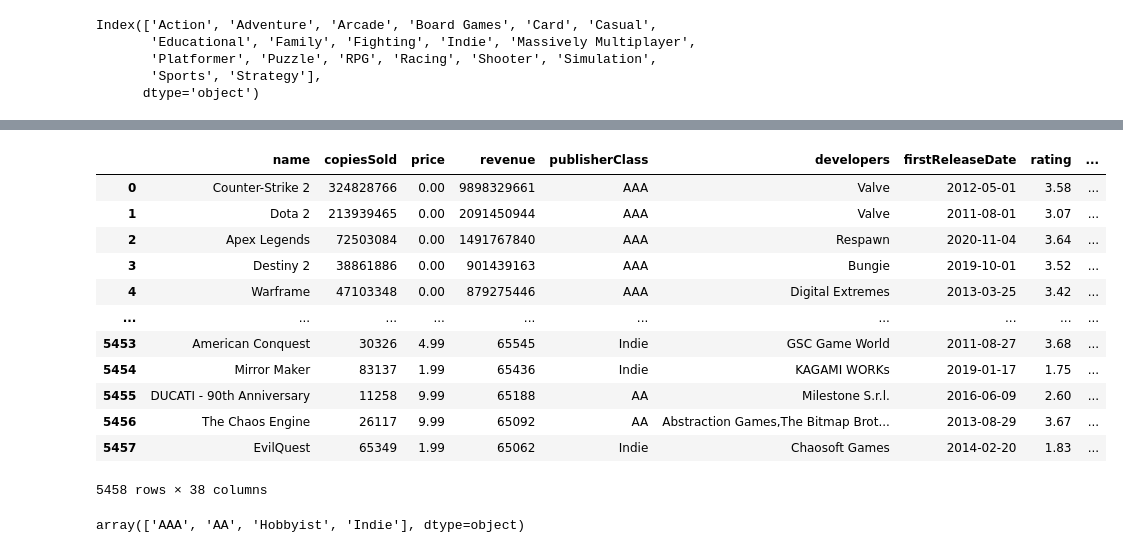
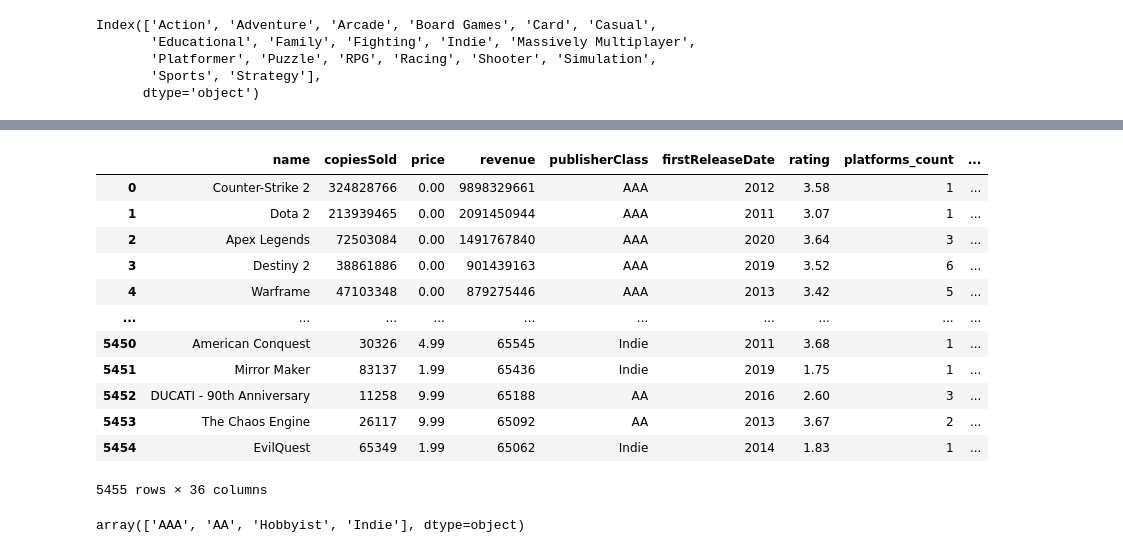
Before and after one commit to dengidredengi/DE-Scraping-API, a Jupyter notebook: eda.ipynb, the cells around one changed output, grey strips where cells are left out. Drawn from its saved outputs; the diff is of its cells as text; code cells hidden in the pictures.

```diff
--- a/eda.ipynb
+++ b/eda.ipynb
@@ -20,0 +37,4 @@ games_revenue = games_revenue_data.drop(columns=['steamId', 'unreleased', 'early
+# %%
+print(games_rate_data['age_rating']) # Колонка не представляет ценности для анализа, удалим ее
+games_rate_data = games_rate_data.drop(columns='age_rating')
+games_rate_data
@@ -104,7 +168,8 @@ joined
 # %%
-cleaned = joined[joined['rating'] != 0] # Удаляем строки, где рейтинг равен 0, так как они не имеют ценности для анализа зависимости от выручки с игры
+cleaned = joined[joined['rating'] != 0] # Удаляем строки (258 строк), где рейтинг равен 0, так как они не имеют ценности для анализа зависимости от выручки с игры
+cleaned = cleaned.dropna(subset=['genres'])
 cleaned = cleaned.reset_index()
-cleaned = cleaned.drop(columns=['index'])
+cleaned = cleaned.drop(columns=['index', 'developers', 'released'])
 
 cleaned
 # %% [output]
@@ -181,27 +292,27 @@ cleaned
 # %%
-main_columns = ['name', 'copiesSold', 'price', 'revenue', 'publisherClass', 'developers', 'firstReleaseDate', 'rating', 'age_rating', 'platforms_count']
+main_columns = ['name', 'copiesSold', 'price', 'revenue', 'publisherClass', 'firstReleaseDate', 'rating', 'platforms_count']
 genres = ['Action', 'Adventure', 'Arcade', 'Board Games', 'Card', 'Casual', 'Educational', 'Family', 'Fighting', 'Indie', 'Massively Multiplayer', 'Platformer', 'Puzzle', 'RPG', 'Racing', 'Shooter', 'Simulation', 'Sports', 'Strategy']
 prefers_platforms = ['PC', 'Android', 'iOS', 'macOS', 'Nintendo Switch', 'PlayStation 4', 'PlayStation 5', 'Xbox One', 'Xbox Series S/X'] # Берем только игры, выпущенные на самых популярных платформах
 
 main_df = cleaned[main_columns + genres + prefers_platforms].copy() # Выделяем необходимые нам признаки
 
-main_df['firstReleaseDate'] = pd.to_datetime(main_df['firstReleaseDate']).dt.date # Изменяем тип признака в формат времени
+main_df['firstReleaseDate'] = pd.to_datetime(main_df['firstReleaseDate']).dt.year.astype('int') # Изменяем тип признака в формат времени
 
 main_df # Далее работаем с этим очищенным датасетом
 # %% [output]
-|  | name | copiesSold | price | revenue | publisherClass | developers | firstReleaseDate | rating | ... |
-| 0 | Counter-Strike 2 | 324828766 | 0.00 | 9898329661 | AAA | Valve | 2012-05-01 | 3.58 | ... |
-| 1 | Dota 2 | 213939465 | 0.00 | 2091450944 | AAA | Valve | 2011-08-01 | 3.07 | ... |
-| 2 | Apex Legends | 72503084 | 0.00 | 1491767840 | AAA | Respawn | 2020-11-04 | 3.64 | ... |
-| 3 | Destiny 2 | 38861886 | 0.00 | 901439163 | AAA | Bungie | 2019-10-01 | 3.52 | ... |
-| 4 | Warframe | 47103348 | 0.00 | 879275446 | AAA | Digital Extremes | 2013-03-25 | 3.42 | ... |
+|  | name | copiesSold | price | revenue | publisherClass | firstReleaseDate | rating | platforms_count | ... |
+| 0 | Counter-Strike 2 | 324828766 | 0.00 | 9898329661 | AAA | 2012 | 3.58 | 1 | ... |
+| 1 | Dota 2 | 213939465 | 0.00 | 2091450944 | AAA | 2011 | 3.07 | 1 | ... |
+| 2 | Apex Legends | 72503084 | 0.00 | 1491767840 | AAA | 2020 | 3.64 | 3 | ... |
+| 3 | Destiny 2 | 38861886 | 0.00 | 901439163 | AAA | 2019 | 3.52 | 6 | ... |
+| 4 | Warframe | 47103348 | 0.00 | 879275446 | AAA | 2013 | 3.42 | 5 | ... |
 | ... | ... | ... | ... | ... | ... | ... | ... | ... | ... |
-| 5453 | American Conquest | 30326 | 4.99 | 65545 | Indie | GSC Game World | 2011-08-27 | 3.68 | ... |
-| 5454 | Mirror Maker | 83137 | 1.99 | 65436 | Indie | KAGAMI WORKs | 2019-01-17 | 1.75 | ... |
-| 5455 | DUCATI - 90th Anniversary | 11258 | 9.99 | 65188 | AA | Milestone S.r.l. | 2016-06-09 | 2.60 | ... |
-| 5456 | The Chaos Engine | 26117 | 9.99 | 65092 | AA | Abstraction Games,The Bitmap Brot... | 2013-08-29 | 3.67 | ... |
-| 5457 | EvilQuest | 65349 | 1.99 | 65062 | Indie | Chaosoft Games | 2014-02-20 | 1.83 | ... |
+| 5450 | American Conquest | 30326 | 4.99 | 65545 | Indie | 2011 | 3.68 | 1 | ... |
+| 5451 | Mirror Maker | 83137 | 1.99 | 65436 | Indie | 2019 | 1.75 | 1 | ... |
+| 5452 | DUCATI - 90th Anniversary | 11258 | 9.99 | 65188 | AA | 2016 | 2.60 | 3 | ... |
+| 5453 | The Chaos Engine | 26117 | 9.99 | 65092 | AA | 2013 | 3.67 | 2 | ... |
+| 5454 | EvilQuest | 65349 | 1.99 | 65062 | Indie | 2014 | 1.83 | 1 | ... |
-5458 rows × 38 columns
+5455 rows × 36 columns
 # %%
 classes = main_df['publisherClass'].unique()
 classes
```
Also changed, not shown: parts of 23 cells of this notebook, 2 other files.
